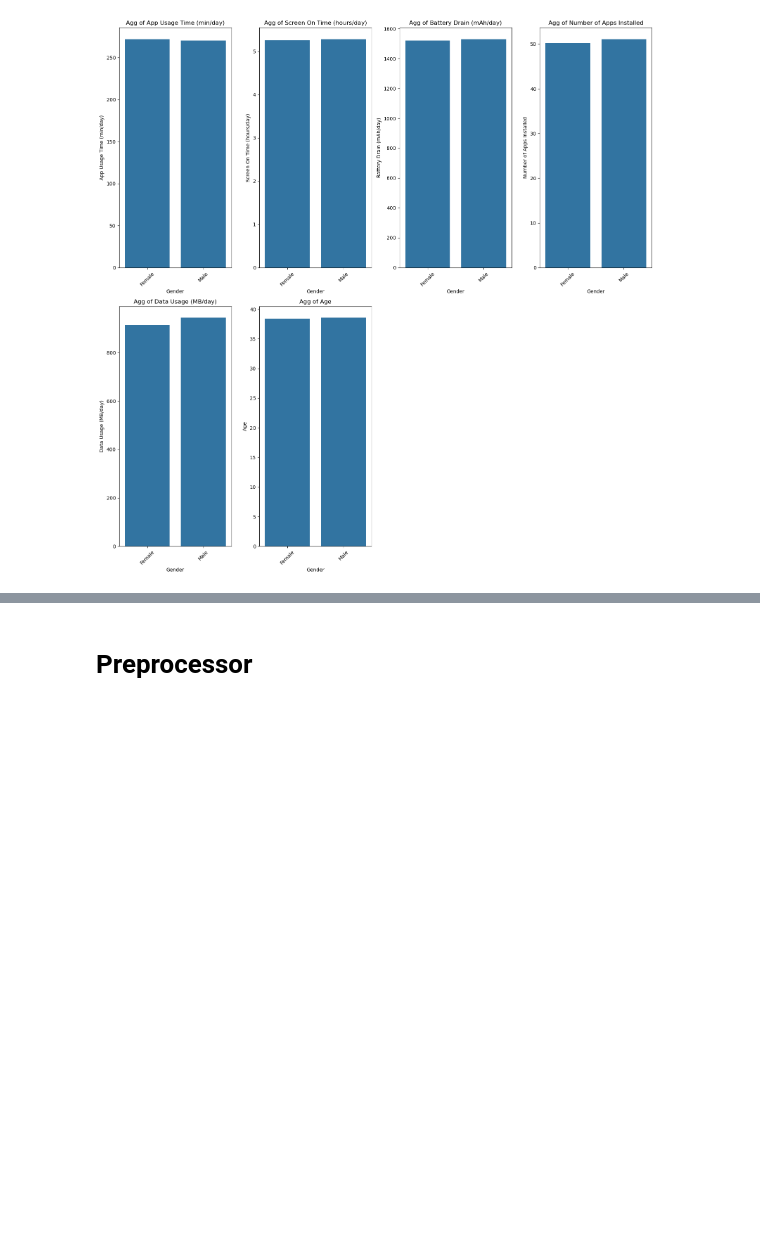
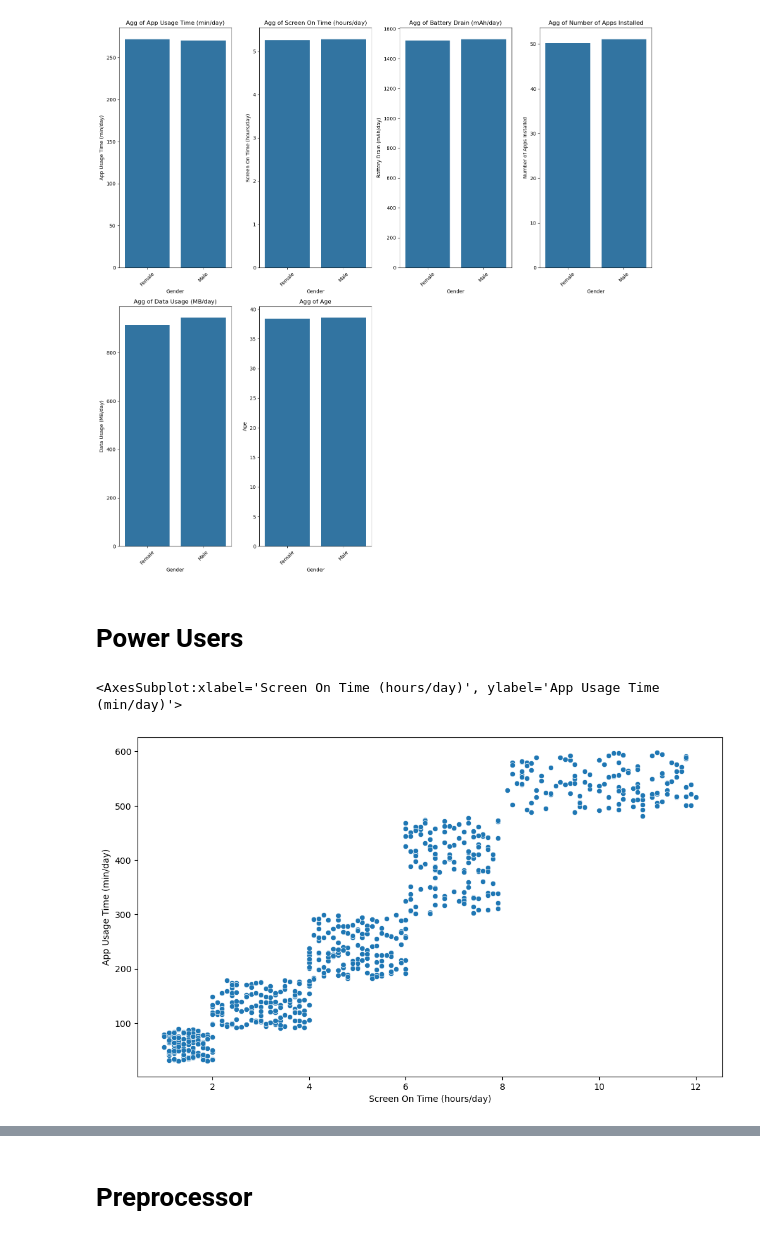
Before and after one commit to MaukanMir/Mobile-Device-Usage-Classification, a Jupyter notebook: training.ipynb, the cells around one changed output, grey strips where cells are left out. Drawn from its saved outputs; the diff is of its cells as text; code cells hidden in the pictures; blank space fills up the shorter version.

```diff
--- a/training.ipynb
+++ b/training.ipynb
@@ -414,3 +414,11 @@ aggregate_dataset(df, interested_columns, "Gender", "mean")
 [figure]
 [figure]
 [figure]
+# %% [markdown]
+# Power Users
+# %%
+plt.figure(figsize=(12, 7))
+sns.scatterplot(data=df, x="Screen On Time (hours/day)", y="App Usage Time (min/day)")
+# %% [output]
+<AxesSubplot:xlabel='Screen On Time (hours/day)', ylabel='App Usage Time (min/day)'>
+[figure, added]
```
Also changed, not shown: parts of 2 cells of this notebook.
